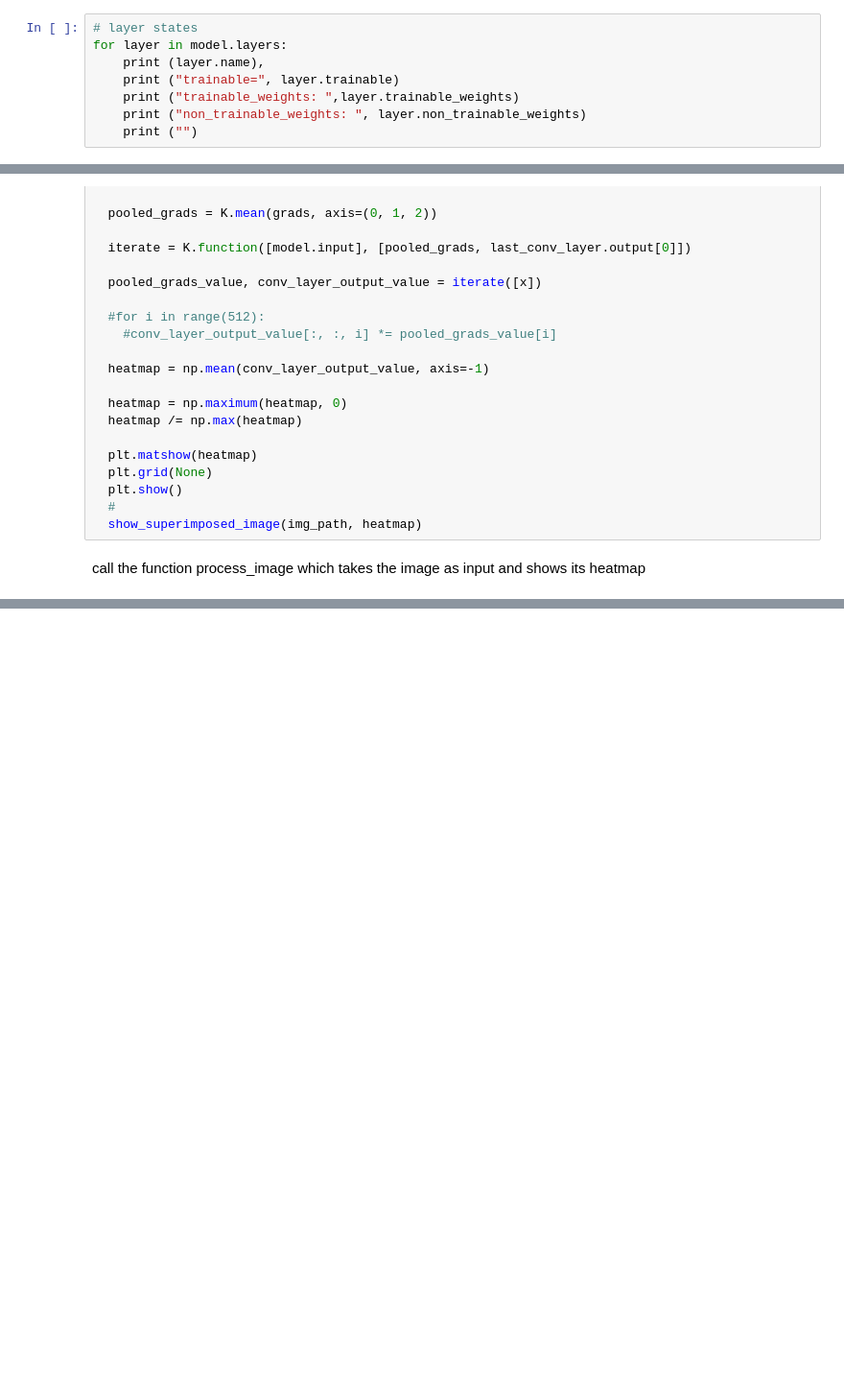
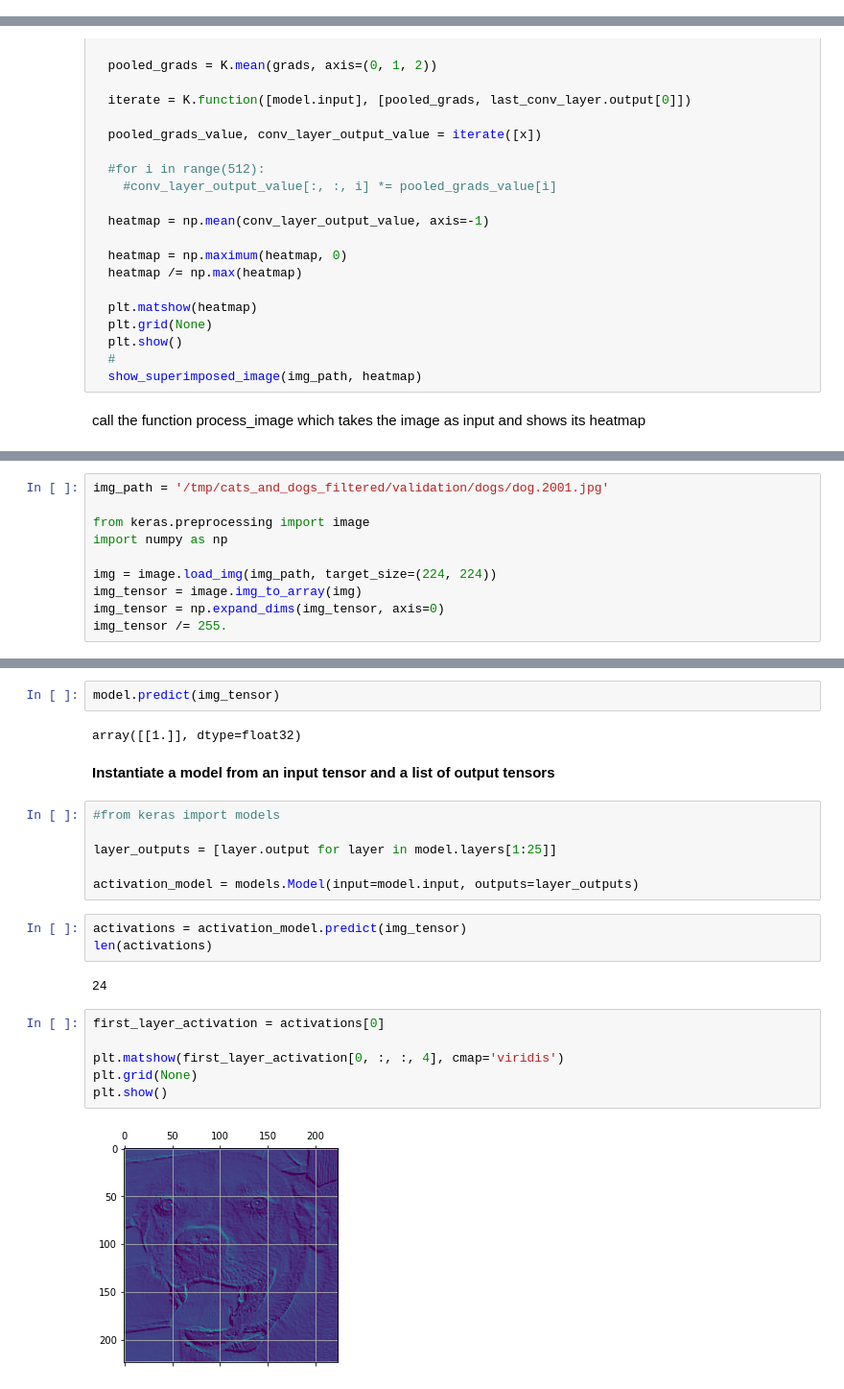
Before and after one commit to mahera02/machine_learning, a Jupyter notebook: HW3/HW3_pretrained_convnet_finetuning.ipynb, the cells around one changed output, grey strips where cells are left out. Shown at 96% size. Drawn from its saved outputs; the diff is of its cells as text; blank space fills up the shorter version.

Commit message:
Final solution including Problem 1, 2 , 3 and 4 ( Updated with t-SNE plot)

```diff
--- a/HW3/HW3_pretrained_convnet_finetuning.ipynb
+++ b/HW3/HW3_pretrained_convnet_finetuning.ipynb
@@ -144,8 +135,0 @@ False
-# %%
-# layer states
-for layer in model.layers:
-    print (layer.name),
-    print ("trainable=", layer.trainable)
-    print ("trainable_weights: ",layer.trainable_weights)
-    print ("non_trainable_weights: ", layer.non_trainable_weights)
-    print ("")
@@ -508,0 +475,10 @@ process_image('/tmp/cats_and_dogs_filtered/validation/cats/cat.2001.jpg')
+# %%
+img_path = '/tmp/cats_and_dogs_filtered/validation/dogs/dog.2001.jpg'
+
+from keras.preprocessing import image
+import numpy as np
+
+img = image.load_img(img_path, target_size=(224, 224))
+img_tensor = image.img_to_array(img)
+img_tensor = np.expand_dims(img_tensor, axis=0)
+img_tensor /= 255.
@@ -508,0 +495,25 @@ process_image('/tmp/cats_and_dogs_filtered/validation/cats/cat.2001.jpg')
+# %%
+model.predict(img_tensor)
+# %% [output]
+array([[1.]], dtype=float32)
+# %% [markdown]
+**Instantiate a model from an input tensor and a list of output tensors**
+# %%
+#from keras import models
+
+layer_outputs = [layer.output for layer in model.layers[1:25]]
+
+activation_model = models.Model(input=model.input, outputs=layer_outputs)
+# %%
+activations = activation_model.predict(img_tensor)
+len(activations)
+# %% [output]
+24
+# %%
+first_layer_activation = activations[0]
+
+plt.matshow(first_layer_activation[0, :, :, 4], cmap='viridis')
+plt.grid(None)
+plt.show()
+# %% [output]
+[figure, added]
```
Also changed, not shown: parts of 38 cells of this notebook.
